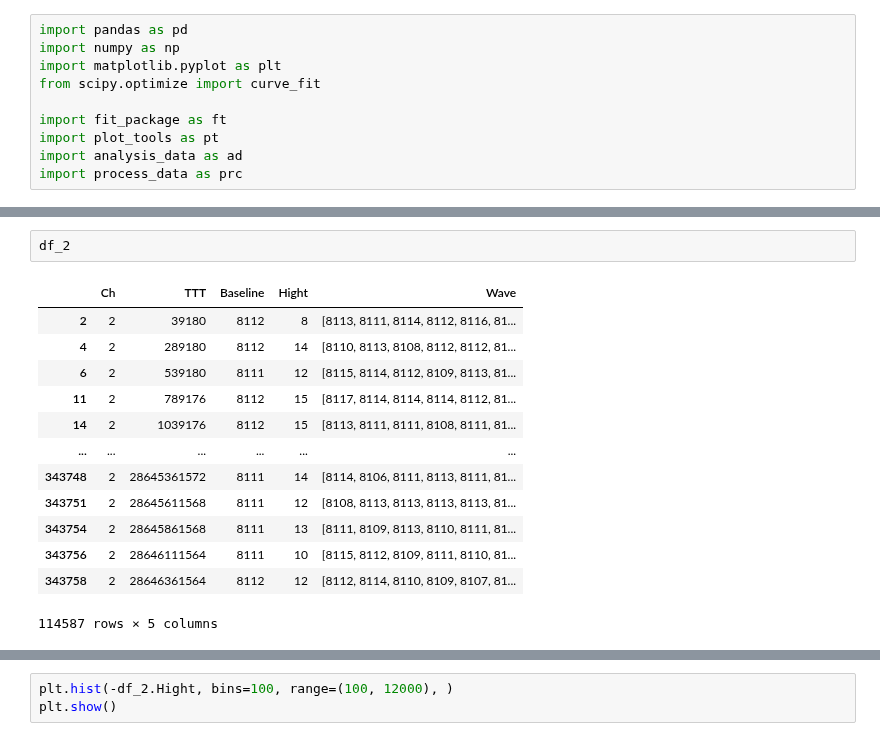
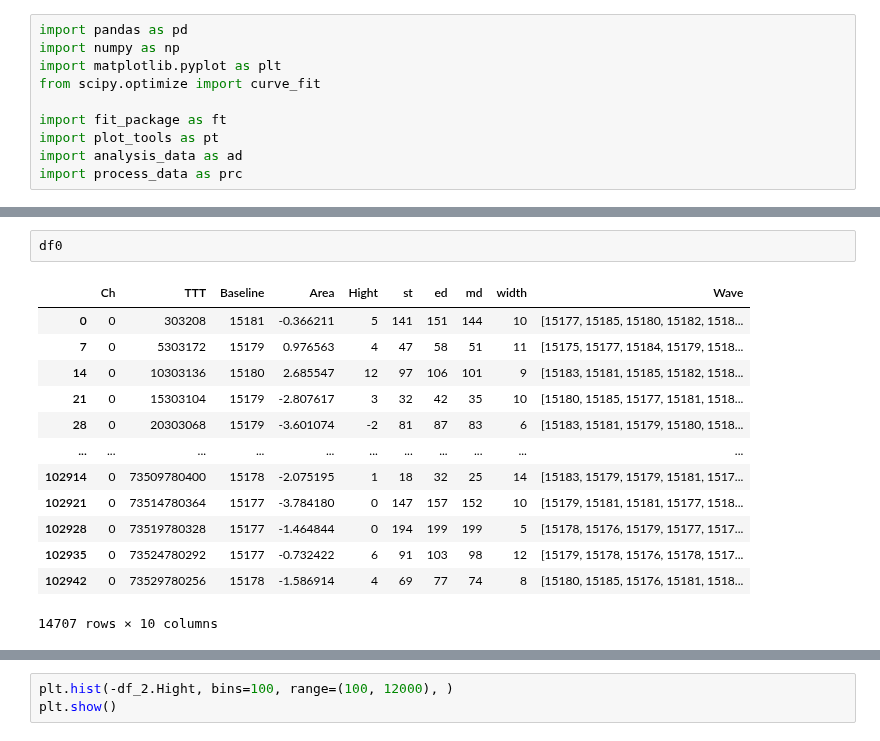
Before and after one commit to Westlake-University-Lsc-lab/ProcessLocalData, a Jupyter notebook: darkrate.ipynb, the cells around one changed output, grey strips where cells are left out. Drawn from its saved outputs; the diff is of its cells as text.

```diff
--- a/darkrate.ipynb
+++ b/darkrate.ipynb
@@ -150,16 +158,16 @@ len(df_0), len(df_1), len(df_2)
-# %%
-df_2
-# %% [output]
-|  | Ch | TTT | Baseline | Hight | Wave |
-| 2 | 2 | 39180 | 8112 | 8 | [8113, 8111, 8114, 8112, 8116, 81... |
-| 4 | 2 | 289180 | 8112 | 14 | [8110, 8113, 8108, 8112, 8112, 81... |
-| 6 | 2 | 539180 | 8111 | 12 | [8115, 8114, 8112, 8109, 8113, 81... |
-| 11 | 2 | 789176 | 8112 | 15 | [8117, 8114, 8114, 8114, 8112, 81... |
-| 14 | 2 | 1039176 | 8112 | 15 | [8113, 8111, 8111, 8108, 8111, 81... |
-| ... | ... | ... | ... | ... | ... |
-| 343748 | 2 | 28645361572 | 8111 | 14 | [8114, 8106, 8111, 8113, 8111, 81... |
-| 343751 | 2 | 28645611568 | 8111 | 12 | [8108, 8113, 8113, 8113, 8113, 81... |
-| 343754 | 2 | 28645861568 | 8111 | 13 | [8111, 8109, 8113, 8110, 8111, 81... |
-| 343756 | 2 | 28646111564 | 8111 | 10 | [8115, 8112, 8109, 8111, 8110, 81... |
-| 343758 | 2 | 28646361564 | 8112 | 12 | [8112, 8114, 8110, 8109, 8107, 81... |
-114587 rows × 5 columns
+# %%
+df0
+# %% [output]
+|  | Ch | TTT | Baseline | Area | Hight | st | ed | md | width | Wave |
+| 0 | 0 | 303208 | 15181 | -0.366211 | 5 | 141 | 151 | 144 | 10 | [15177, 15185, 15180, 15182, 1518... |
+| 7 | 0 | 5303172 | 15179 | 0.976563 | 4 | 47 | 58 | 51 | 11 | [15175, 15177, 15184, 15179, 1518... |
+| 14 | 0 | 10303136 | 15180 | 2.685547 | 12 | 97 | 106 | 101 | 9 | [15183, 15181, 15185, 15182, 1518... |
+| 21 | 0 | 15303104 | 15179 | -2.807617 | 3 | 32 | 42 | 35 | 10 | [15180, 15185, 15177, 15181, 1518... |
+| 28 | 0 | 20303068 | 15179 | -3.601074 | -2 | 81 | 87 | 83 | 6 | [15183, 15181, 15179, 15180, 1518... |
+| ... | ... | ... | ... | ... | ... | ... | ... | ... | ... | ... |
+| 102914 | 0 | 73509780400 | 15178 | -2.075195 | 1 | 18 | 32 | 25 | 14 | [15183, 15179, 15179, 15181, 1517... |
+| 102921 | 0 | 73514780364 | 15177 | -3.784180 | 0 | 147 | 157 | 152 | 10 | [15179, 15181, 15181, 15177, 1518... |
+| 102928 | 0 | 73519780328 | 15177 | -1.464844 | 0 | 194 | 199 | 199 | 5 | [15178, 15176, 15179, 15177, 1517... |
+| 102935 | 0 | 73524780292 | 15177 | -0.732422 | 6 | 91 | 103 | 98 | 12 | [15179, 15178, 15176, 15178, 1517... |
+| 102942 | 0 | 73529780256 | 15178 | -1.586914 | 4 | 69 | 77 | 74 | 8 | [15180, 15185, 15176, 15181, 1518... |
+14707 rows × 10 columns
```
Also changed, not shown: parts of 4 cells of this notebook.
